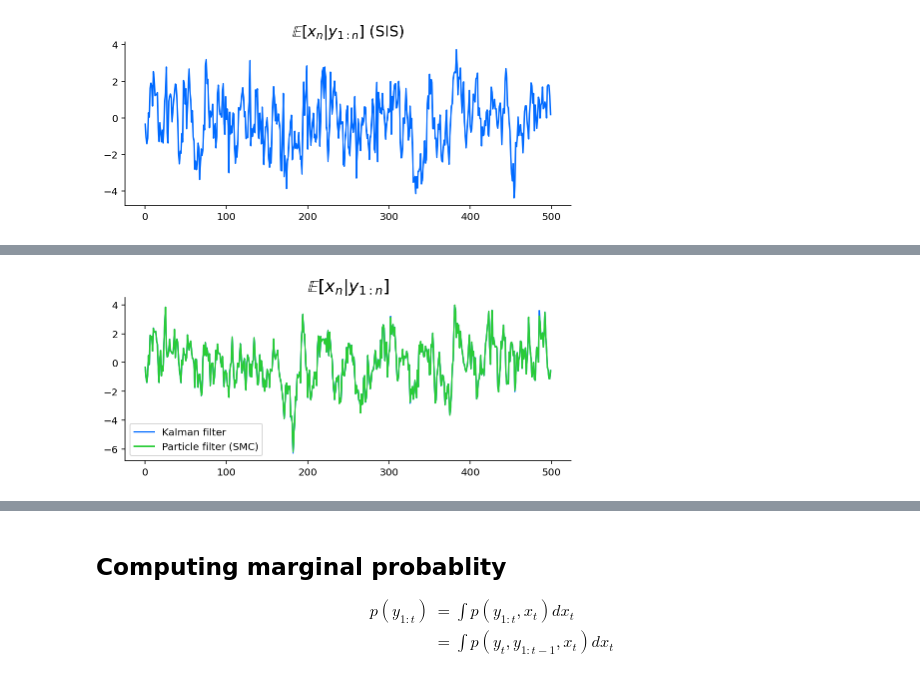
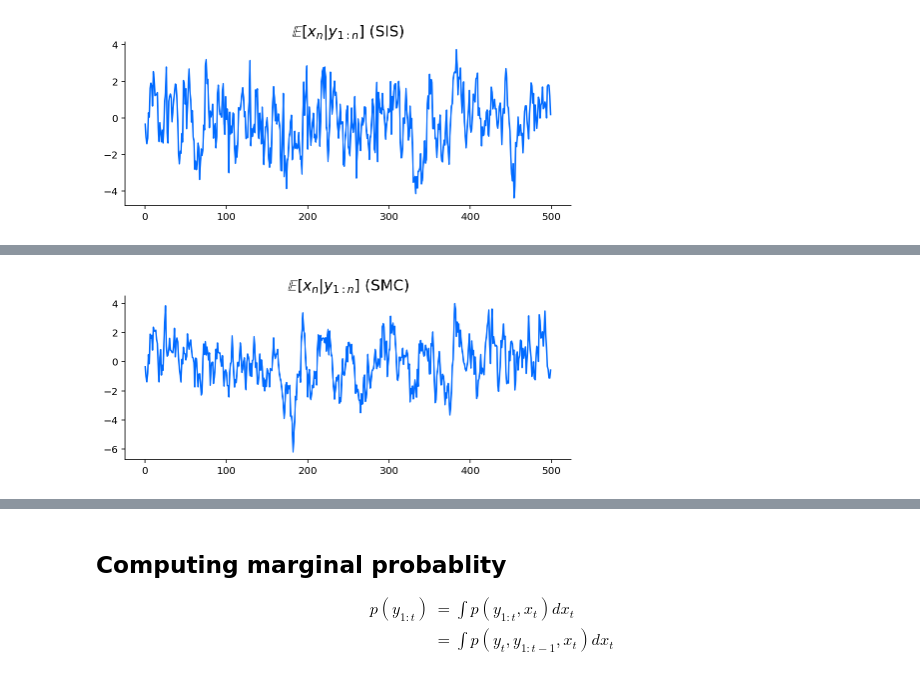
Before and after one commit to gerdm/misc, a Jupyter notebook: 2022-04/advanced-computational-methods.ipynb, the cells around one changed output, grey strips where cells are left out. Cells and saved outputs as stored; diff of their text form; code cells hidden in the pictures.

```diff
--- a/2022-04/advanced-computational-methods.ipynb
+++ b/2022-04/advanced-computational-methods.ipynb
@@ -239,10 +227,5 @@ plt.tight_layout()
-# %%
-fig, ax = plt.subplots(figsize=(8, 3))
-# ax.plot(hist["x"], label="observed")
-
-ax.plot(expected_value_kf, label="Kalman filter")
-ax.plot(expected_value_smc, label="Particle filter (SMC)")
-plt.legend()
-plt.title(r"$\mathbb{E}[x_n \vert y_{1:n}]$", fontsize=17);
-# %% [output]
-[figure, removed]
+# %%
+plt.plot(expected_value_smc, label="Particle filter (SMC)")
+plt.title(r"$\mathbb{E}[x_n \vert y_{1:n}]$ (SMC)", fontsize=15);
+# %% [output]
+[figure, added]
```
Also changed, not shown: parts of 12 cells of this notebook.
